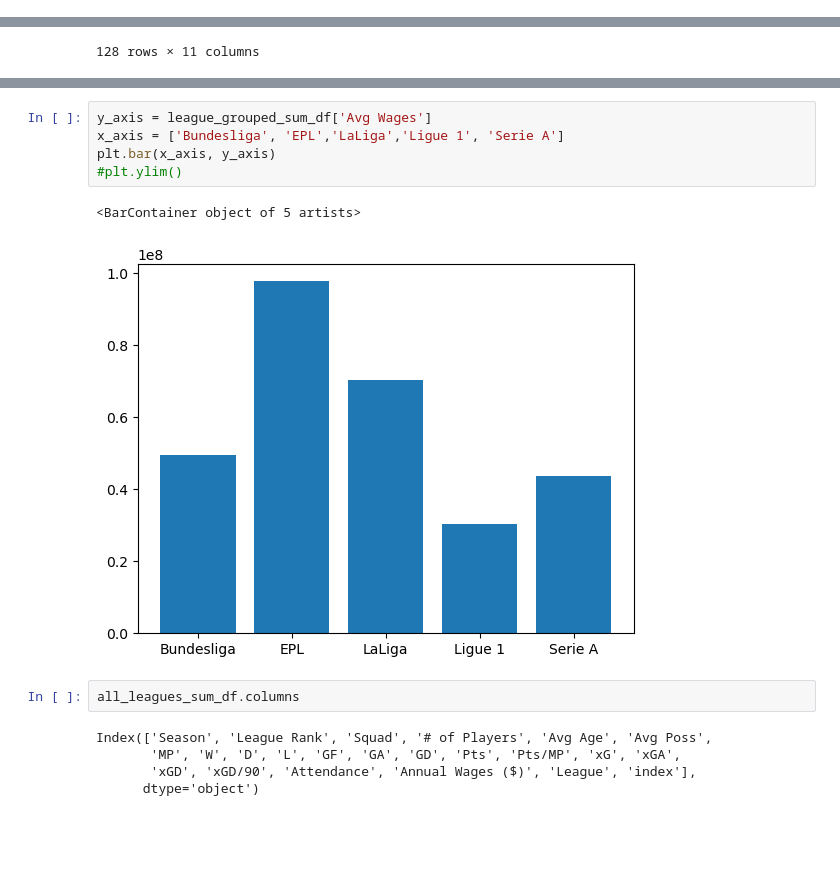
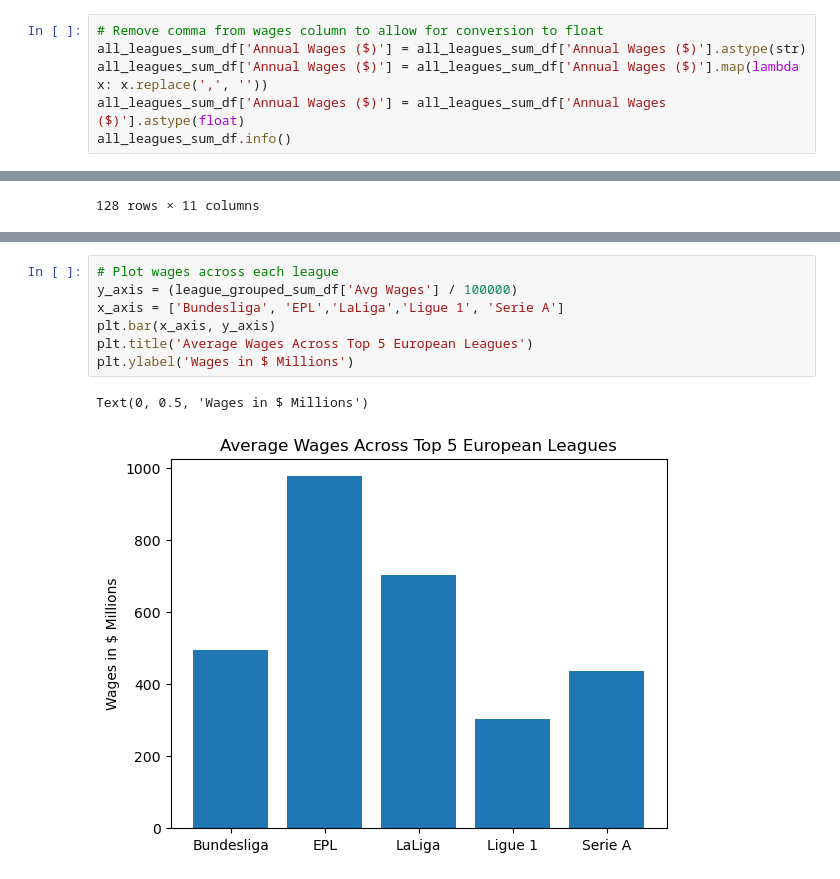
Before and after one commit to GurpreetChugh/Project-Football, a Jupyter notebook: Project_Football_Analysis.ipynb, the cells around one changed output, grey strips where cells are left out. Cells and saved outputs as stored; diff of their text form; blank space fills up the shorter version.

```diff
--- a/Project_Football_Analysis.ipynb
+++ b/Project_Football_Analysis.ipynb
@@ -410,3 +267,9 @@ plt.ylim(-3, 15)
 # %% [output]
 (-3.0, 15.0)
 [figure]
+# %%
+# Remove comma from wages column to allow for conversion to float
+all_leagues_sum_df['Annual Wages ($)'] = all_leagues_sum_df['Annual Wages ($)'].astype(str)
+all_leagues_sum_df['Annual Wages ($)'] = all_leagues_sum_df['Annual Wages ($)'].map(lambda x: x.replace(',', ''))
+all_leagues_sum_df['Annual Wages ($)'] = all_leagues_sum_df['Annual Wages ($)'].astype(float)
+all_leagues_sum_df.info()
@@ -705,16 +656,11 @@ plt.ylim(0,30)
 # %%
-y_axis = league_grouped_sum_df['Avg Wages']
+# Plot wages across each league
+y_axis = (league_grouped_sum_df['Avg Wages'] / 100000)
 x_axis = ['Bundesliga', 'EPL','LaLiga','Ligue 1', 'Serie A']
 plt.bar(x_axis, y_axis)
-#plt.ylim()
+plt.title('Average Wages Across Top 5 European Leagues')
+plt.ylabel('Wages in $ Millions')
 # %% [output]
-<BarContainer object of 5 artists>
+Text(0, 0.5, 'Wages in $ Millions')
-[figure, old version]
+[figure, new version]
-# %%
-all_leagues_sum_df.columns
-# %% [output]
-Index(['Season', 'League Rank', 'Squad', '# of Players', 'Avg Age', 'Avg Poss',
-       'MP', 'W', 'D', 'L', 'GF', 'GA', 'GD', 'Pts', 'Pts/MP', 'xG', 'xGA',
-       'xGD', 'xGD/90', 'Attendance', 'Annual Wages ($)', 'League', 'index'],
-      dtype='object')
 # %%
```
Also changed, not shown: parts of 57 cells of this notebook.
